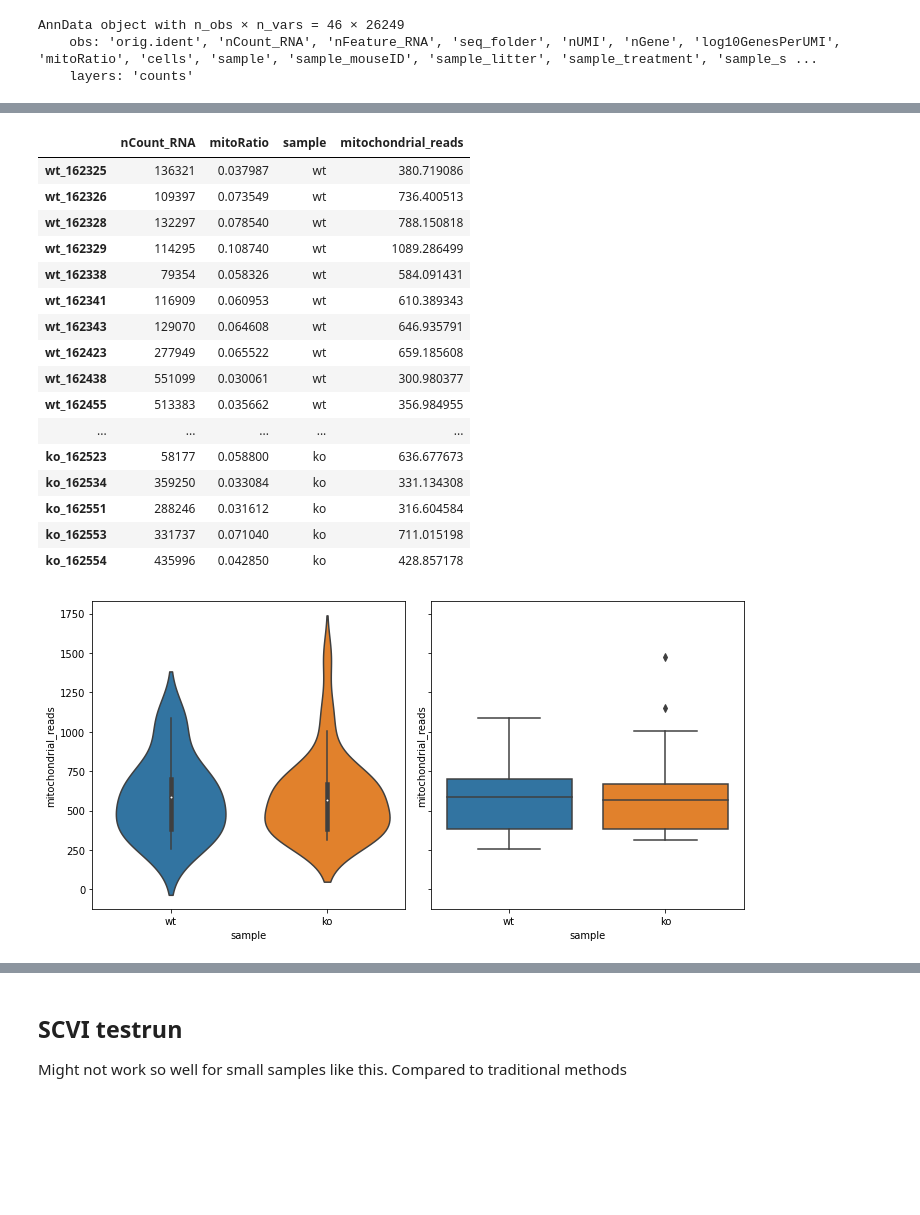
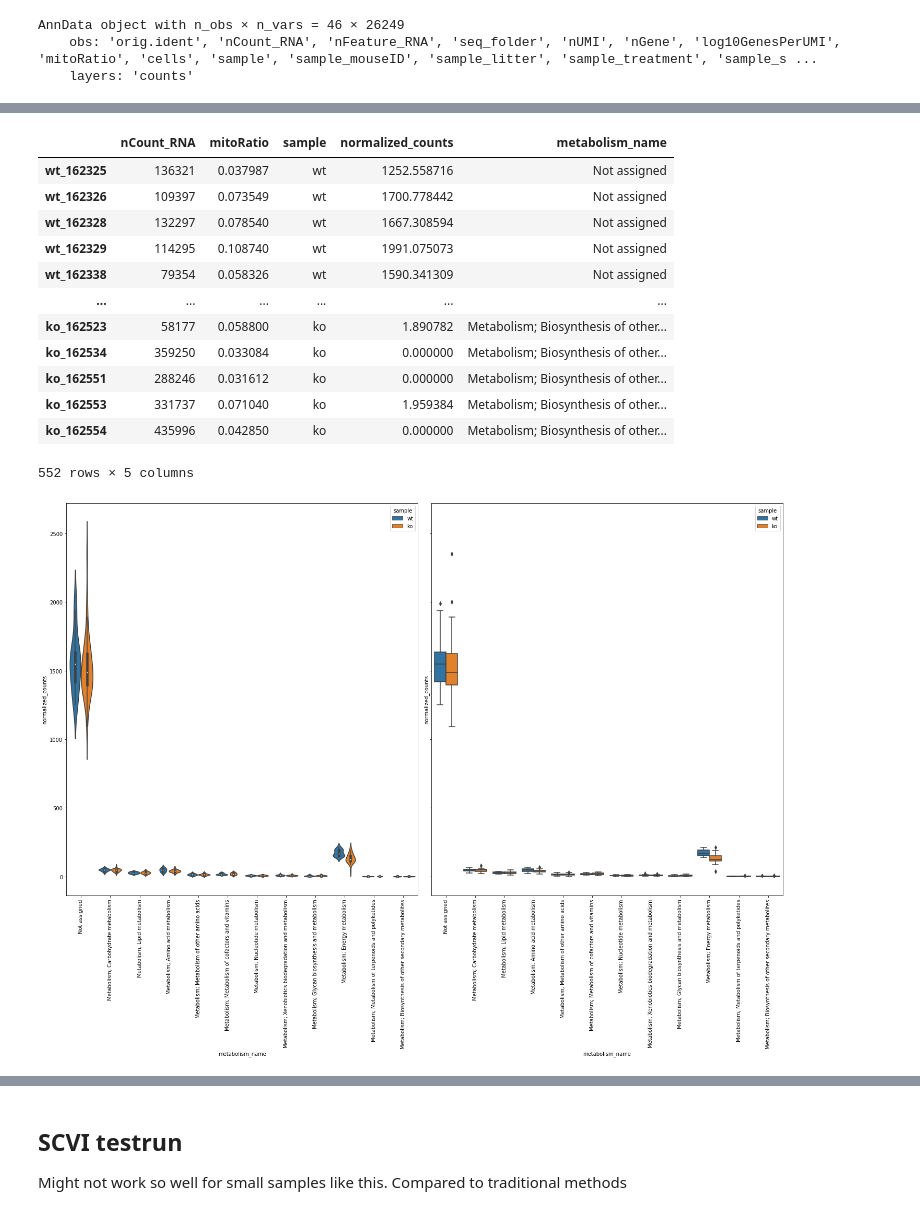
Before and after one commit to menchelab/novarinocollab, a Jupyter notebook: notebooks/scRNAseq_analysis.ipynb, the cells around one changed output, grey strips where cells are left out. Cells and saved outputs as stored; diff of their text form; code cells hidden in the pictures; blank space fills up the shorter version.

```diff
--- a/notebooks/scRNAseq_analysis.ipynb
+++ b/notebooks/scRNAseq_analysis.ipynb
@@ -720,46 +811,67 @@ AnnData object with n_obs × n_vars = 46 × 26249
 # %%
 data = adata.obs.loc[:, ['nCount_RNA', 'mitoRatio', 'sample']].copy()
-data['mitochondrial_reads'] = np.array(adata[:, adata.var.index.str.startswith('mt')].X.sum(axis = 1))[:, 0]
+for name, groupdf in mito_genes.groupby('metabolism'):
+    data[name] = np.array(adata[:, adata.var.index.isin(groupdf.Symbol)].X.sum(axis = 1))[:, 0]
+
+data_dfs = []
+for name in mito_genes.metabolism.unique():
+    tmp = data.loc[:, ['nCount_RNA', 'mitoRatio', 'sample', name]].copy()
+    tmp.rename(
+        columns = {name: 'normalized_counts'},
+        inplace = True
+    )
+    tmp['metabolism_name'] = name
+    data_dfs.append(tmp)
+
+data = pd.concat(data_dfs)
 data
 # %% [output]
-|  | nCount_RNA | mitoRatio | sample | mitochondrial_reads |
-| wt_162325 | 136321 | 0.037987 | wt | 380.719086 |
-| wt_162326 | 109397 | 0.073549 | wt | 736.400513 |
-| wt_162328 | 132297 | 0.078540 | wt | 788.150818 |
-| wt_162329 | 114295 | 0.108740 | wt | 1089.286499 |
-| wt_162338 | 79354 | 0.058326 | wt | 584.091431 |
-| wt_162341 | 116909 | 0.060953 | wt | 610.389343 |
-| wt_162343 | 129070 | 0.064608 | wt | 646.935791 |
-| wt_162423 | 277949 | 0.065522 | wt | 659.185608 |
-| wt_162438 | 551099 | 0.030061 | wt | 300.980377 |
-| wt_162455 | 513383 | 0.035662 | wt | 356.984955 |
-| ... | ... | ... | ... | ... |
-| ko_162523 | 58177 | 0.058800 | ko | 636.677673 |
-| ko_162534 | 359250 | 0.033084 | ko | 331.134308 |
-| ko_162551 | 288246 | 0.031612 | ko | 316.604584 |
-| ko_162553 | 331737 | 0.071040 | ko | 711.015198 |
-| ko_162554 | 435996 | 0.042850 | ko | 428.857178 |
+|  | nCount_RNA | mitoRatio | sample | normalized_counts | metabolism_name |
+| wt_162325 | 136321 | 0.037987 | wt | 1252.558716 | Not assigned |
+| wt_162326 | 109397 | 0.073549 | wt | 1700.778442 | Not assigned |
+| wt_162328 | 132297 | 0.078540 | wt | 1667.308594 | Not assigned |
+| wt_162329 | 114295 | 0.108740 | wt | 1991.075073 | Not assigned |
+| wt_162338 | 79354 | 0.058326 | wt | 1590.341309 | Not assigned |
+| ... | ... | ... | ... | ... | ... |
+| ko_162523 | 58177 | 0.058800 | ko | 1.890782 | Metabolism; Biosynthesis of other... |
+| ko_162534 | 359250 | 0.033084 | ko | 0.000000 | Metabolism; Biosynthesis of other... |
+| ko_162551 | 288246 | 0.031612 | ko | 0.000000 | Metabolism; Biosynthesis of other... |
+| ko_162553 | 331737 | 0.071040 | ko | 1.959384 | Metabolism; Biosynthesis of other... |
+| ko_162554 | 435996 | 0.042850 | ko | 0.000000 | Metabolism; Biosynthesis of other... |
+552 rows × 5 columns
 # %%
 import seaborn as sns
 import matplotlib.pyplot as plt
+import matplotlib
+matplotlib.rcParams['pdf.fonttype'] = 42
+matplotlib.rcParams['ps.fonttype'] = 42
 
 fig, (ax1, ax2) = plt.subplots(1, 2, sharey = True)
 sns.violinplot(
     data = data,
-    y = 'mitochondrial_reads',
-    x = 'sample',
+    y = 'normalized_counts',
+    x = 'metabolism_name',
+    hue = 'sample',
     ax = ax1
 )
 
 sns.boxplot(
     data = data,
-    y = 'mitochondrial_reads',
-    x = 'sample',
+    y = 'normalized_counts',
+    x = 'metabolism_name',
+    hue = 'sample',
     ax = ax2
 )
 
-fig.set_figwidth(10)
-fig.set_figheight(5)
+for ax in [ax1, ax2]:
+    ax.set_xticklabels(
+        ax.get_xticklabels(),
+        rotation=90
+    )
+
+fig.set_figwidth(20)
+fig.set_figheight(15)
 fig.tight_layout()
+fig.savefig('../plots/GO0005739_gene_associated_reads.pdf')
 # %% [output]
-[figure, old version]
+[figure, new version]
```
Also changed, not shown: parts of 3 cells of this notebook, 3 other files.
